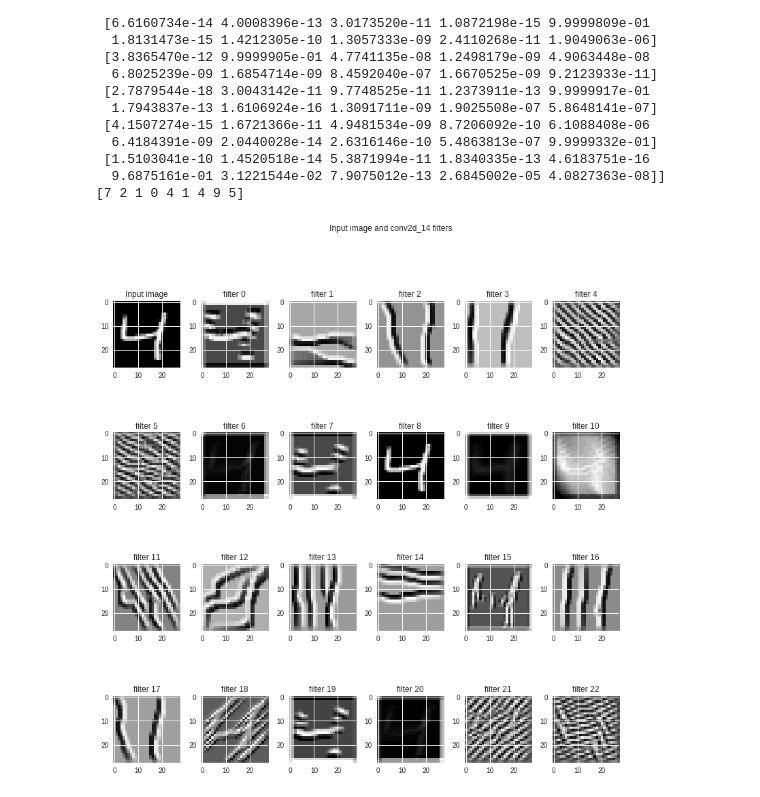
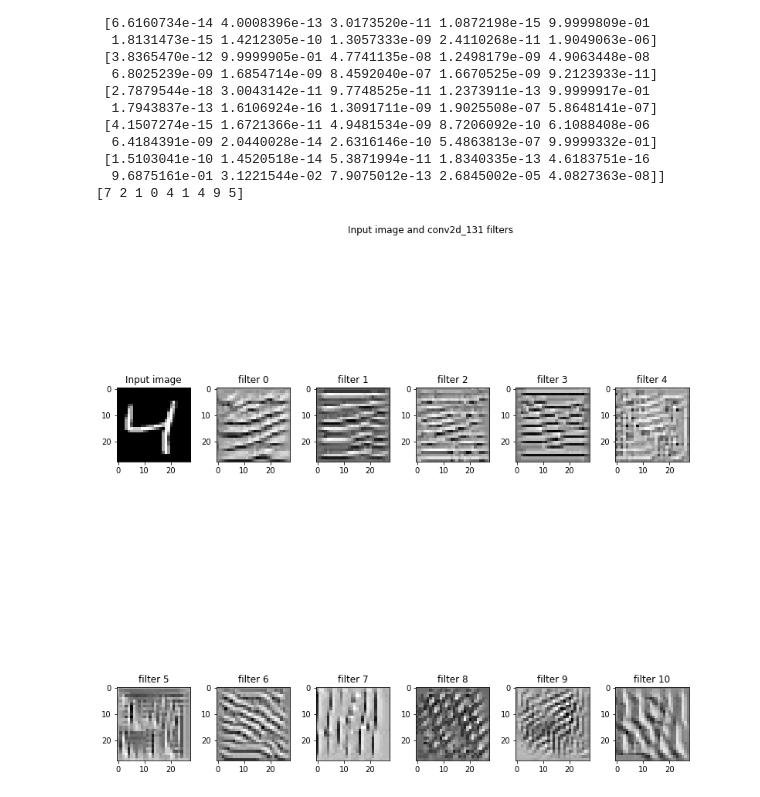
Before and after one commit to sarvan0506/AI, a Jupyter notebook: Project 4/DNN_Optimized.ipynb, the cells around one changed output. Cells and saved outputs as stored; diff of their text form; code cells hidden in the pictures.

```diff
--- a/Project 4/DNN_Optimized.ipynb
+++ b/Project 4/DNN_Optimized.ipynb
@@ -474,7 +474,7 @@ def deprocess_image(x):
     return x
 
 def vis_img_in_filter(img = np.array(X_train[2]).reshape((1, 28, 28, 1)).astype(np.float64),
-                      layer_name = 'conv2d_14'):
+                      layer_name = 'conv2d_131'):
     layer_output = layer_dict[layer_name].output
     img_ascs = list()
     for filter_index in range(layer_output.shape[3]):
@@ -497,31 +497,31 @@ def vis_img_in_filter(img = np.array(X_train[2]).reshape((1, 28, 28, 1)).astype(
         img_asc = np.array(img)
         # run gradient ascent for 20 steps
         for i in range(20):
             loss_value, grads_value = iterate([img_asc])
             img_asc += grads_value * step
 
         img_asc = img_asc[0]
         img_ascs.append(deprocess_image(img_asc).reshape((28, 28)))
 
     if layer_output.shape[3] >= 35:
         plot_x, plot_y = 6, 6
     elif layer_output.shape[3] >= 23:
         plot_x, plot_y = 4, 6
     elif layer_output.shape[3] >= 11:
         plot_x, plot_y = 2, 6
     else:
         plot_x, plot_y = 1, 2
     fig, ax = plt.subplots(plot_x, plot_y, figsize = (12, 12))
     ax[0, 0].imshow(img.reshape((28, 28)), cmap = 'gray')
     ax[0, 0].set_title('Input image')
     fig.suptitle('Input image and %s filters' % (layer_name,))
     fig.tight_layout(pad = 0.3, rect = [0, 0, 0.9, 0.9])
     for (x, y) in [(i, j) for i in range(plot_x) for j in range(plot_y)]:
         if x == 0 and y == 0:
             continue
         ax[x, y].imshow(img_ascs[x * plot_y + y - 1], cmap = 'gray')
         ax[x, y].set_title('filter %d' % (x * plot_y + y - 1))
 
 vis_img_in_filter()
 # %% [output]
-[figure, old version]
+[figure, new version]
```
